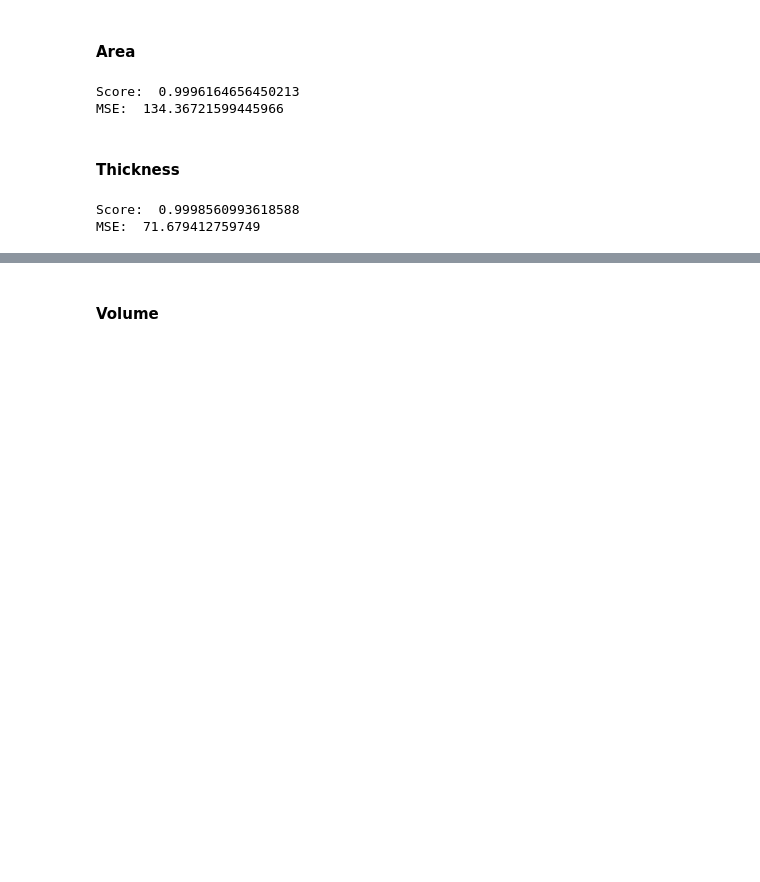
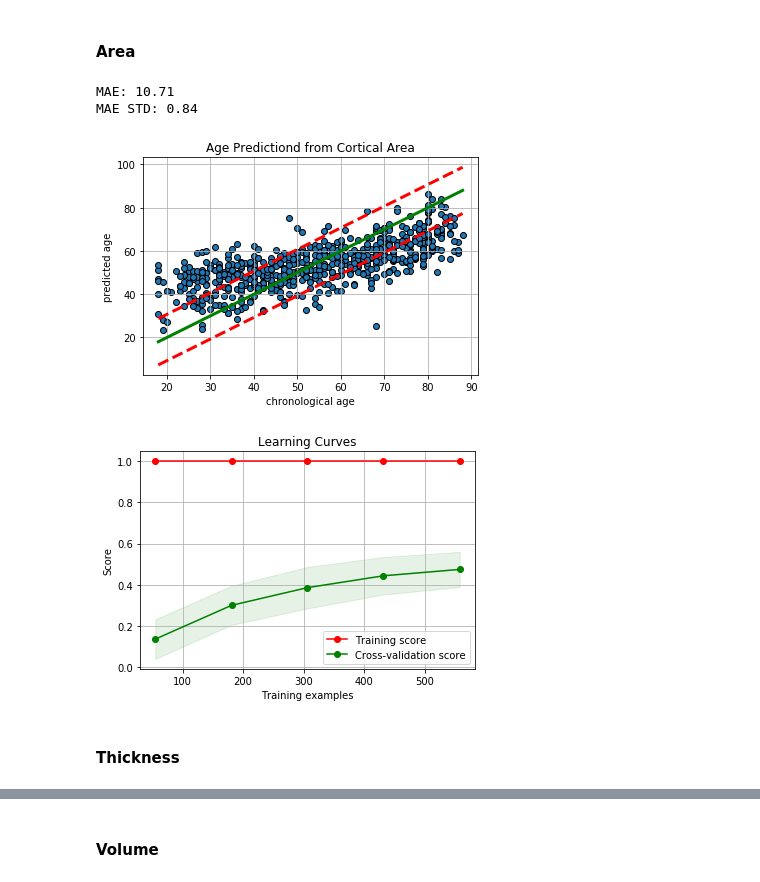
Before and after one commit to OlehKSS/camcan_analysis, a Jupyter notebook: notebook/mri/age_prediction.ipynb, the cells around one changed output, grey strips where cells are left out. Cells and saved outputs as stored; diff of their text form; code cells hidden in the pictures; blank space fills up the shorter version.

Commit message:
Fixing of the model estimation, scatter plot and learning curves.

```diff
--- a/notebook/mri/age_prediction.ipynb
+++ b/notebook/mri/age_prediction.ipynb
@@ -51,2 +188,6 @@ thickness_data[thickness_data.isnull().any(axis=1)]
+# %%
+area_data = area_data.dropna()
+thickness_data = thickness_data.dropna()
+volume_data = volume_data.dropna()
 # %% [markdown]
 ### Training and Prediction
@@ -57,54 +196,21 @@ from sklearn.linear_model import RidgeCV
 # %% [markdown]
 #### Area
-# %%
-# prepare data, subjects age
-area_data_rnd = area_data.sample(frac=1)
-y = subjects_data.loc[area_data_rnd.index.values].age.values
-X = area_data_rnd.values
-
-scaler = StandardScaler()
-scaler.fit(X)
-X = scaler.transform(X)
-
-X_train, X_test, y_train, y_test = train_test_split(X, y, test_size=0.2, random_state=0)
-
-alphas = [1e-3, 5e-3, 1e-2, 5e-2, 1e-1, 5e-1, 1, 5, 10]
-
-clf = RidgeCV(alphas=alphas, fit_intercept=True, normalize=False, cv=5).fit(X_train, y_train)
-print('Score: ', clf.score(X_train, y_train))
-print('MSE: ', np.sum((clf.predict(X_test) - y_test)**2) / len(y_test))
-
-# Metrics to add
-# negative mean abs error, it should show distribution across different features
-# variance
-# to do cross-validation in a different way
-# Monte Carlo shuffle split is a scheme for cross-validation
-# learning curve function
-# number of steps for cross validation should be around 10
-# cross_val_predict - cross validated predictions, cross_val_score - cross validated scores
-# scatter plots: predicted vs true age, mse scores (sklearn metrics)
-# %% [output]
-Score:  0.9996164656450213
-MSE:  134.36721599445966
+# %%
+y, y_pred, arr_mae, arr_r2, train_sizes, train_scores, test_scores = run_ridge(area_data, subjects_data)
+
+arr_mae = -arr_mae
+mae = arr_mae.mean()
+std = arr_mae.std()
+
+print('MAE: %.2f' % mae)
+print('MAE STD: %.2f' % std)
+
+plot_pred(y, y_pred, mae, title='Age Predictiond from Cortical Area')
+plot_learning_curve(train_sizes, train_scores, test_scores)
+# %% [output]
+MAE: 10.71
+MAE STD: 0.84
+[figure, added]
+[figure, added]
 # %% [markdown]
 #### Thickness
-# %%
-# prepare data, subjects age
-thickness_data_rnd = thickness_data.sample(frac=1)
-y = subjects_data.loc[thickness_data_rnd.index.values].age.values
-X = thickness_data_rnd.values
-
-scaler = StandardScaler()
-scaler.fit(X)
-X = scaler.transform(X)
-
-X_train, X_test, y_train, y_test = train_test_split(X, y, test_size=0.2, random_state=0)
-
-alphas = [1e-3, 5e-3, 1e-2, 5e-2, 1e-1, 5e-1, 1, 5, 10]
-
-clf = RidgeCV(alphas=alphas, fit_intercept=True, normalize=False, cv=5).fit(X_train, y_train)
-print('Score: ', clf.score(X_train, y_train))
-print('MSE: ', np.sum((clf.predict(X_test) - y_test)**2) / len(y_test))
-# %% [output]
-Score:  0.9998560993618588
-MSE:  71.679412759749
```
Also changed, not shown: parts of 10 cells of this notebook.
